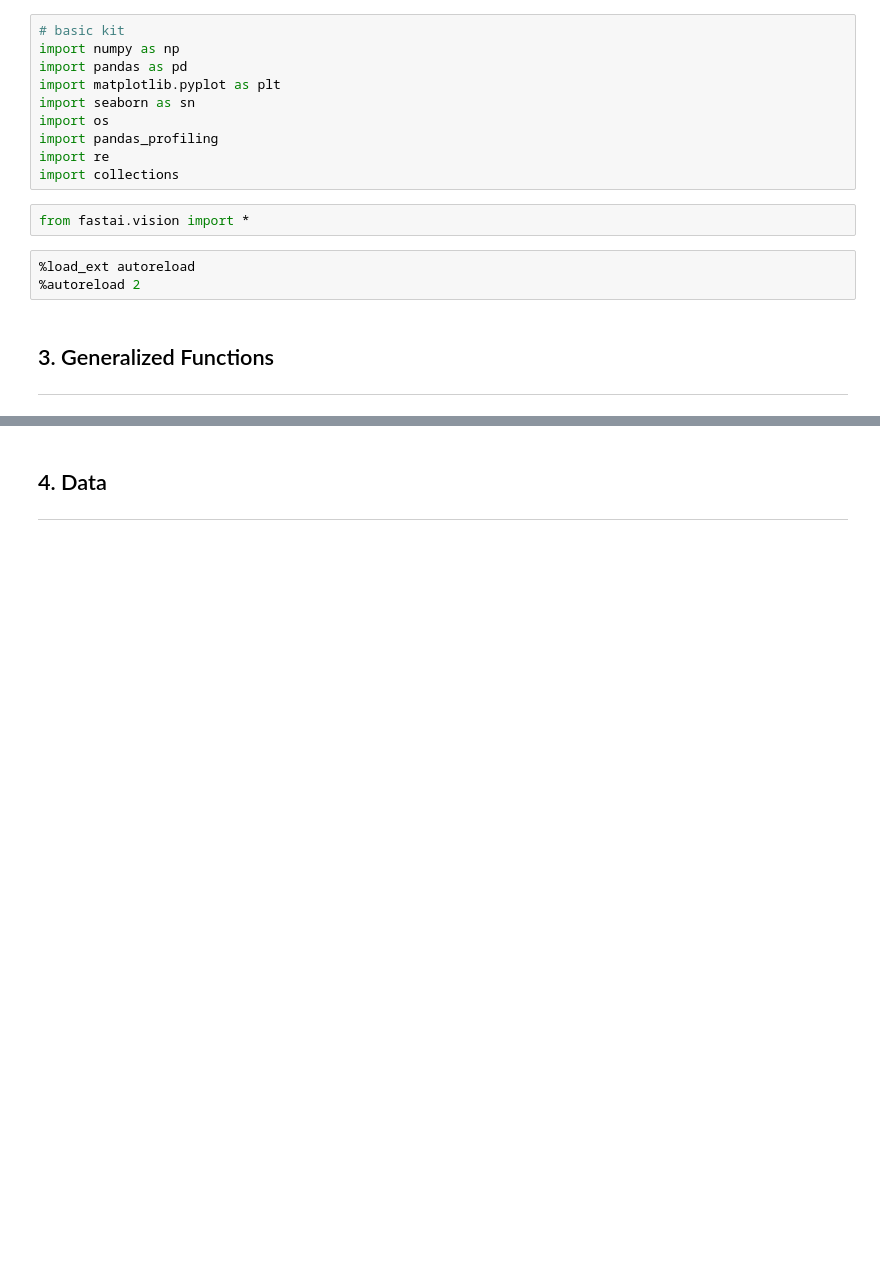
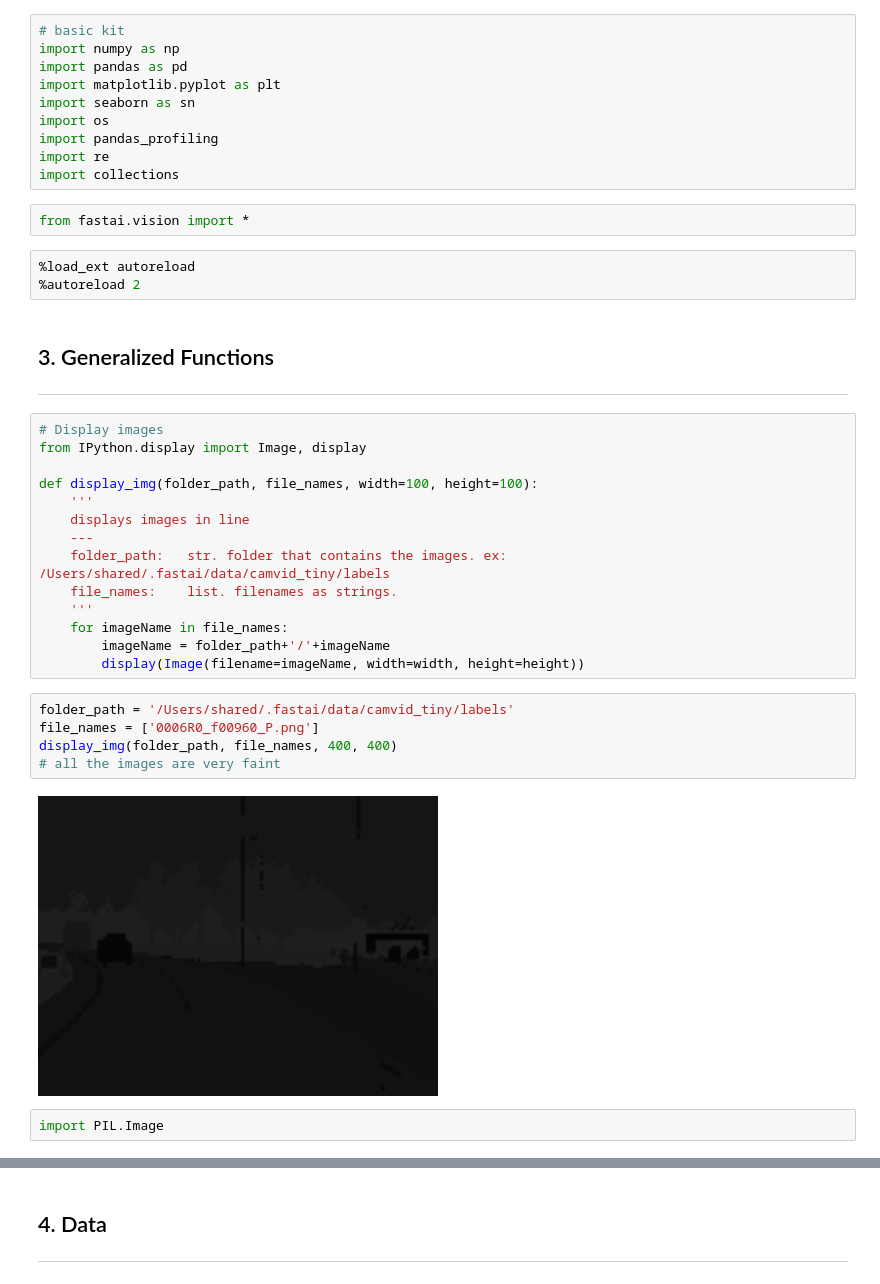
Before and after one commit to ttompk/ucsf_grinberg_neuro_images, a Jupyter notebook: early_development/fastai_template_segmentation.ipynb, the cells around one changed output, grey strips where cells are left out. Cells and saved outputs as stored; diff of their text form; blank space fills up the shorter version.

```diff
--- a/early_development/fastai_template_segmentation.ipynb
+++ b/early_development/fastai_template_segmentation.ipynb
@@ -59,3 +59,26 @@ from fastai.vision import *
 # %% [markdown]
 ## 3. Generalized Functions
 ---
+# %%
+# Display images
+from IPython.display import Image, display
+
+def display_img(folder_path, file_names, width=100, height=100):
+    '''
+    displays images in line
+    ---
+    folder_path:   str. folder that contains the images. ex: /Users/shared/.fastai/data/camvid_tiny/labels
+    file_names:    list. filenames as strings.
+    '''
+    for imageName in file_names:
+        imageName = folder_path+'/'+imageName
+        display(Image(filename=imageName, width=width, height=height))
+# %%
+folder_path = '/Users/shared/.fastai/data/camvid_tiny/labels'
+file_names = ['0006R0_f00960_P.png']
+display_img(folder_path, file_names, 400, 400)
+# all the images are very faint
+# %% [output]
+[figure, added]
+# %%
+import PIL.Image
```
Also changed, not shown: parts of 10 cells of this notebook, 6 other files.
